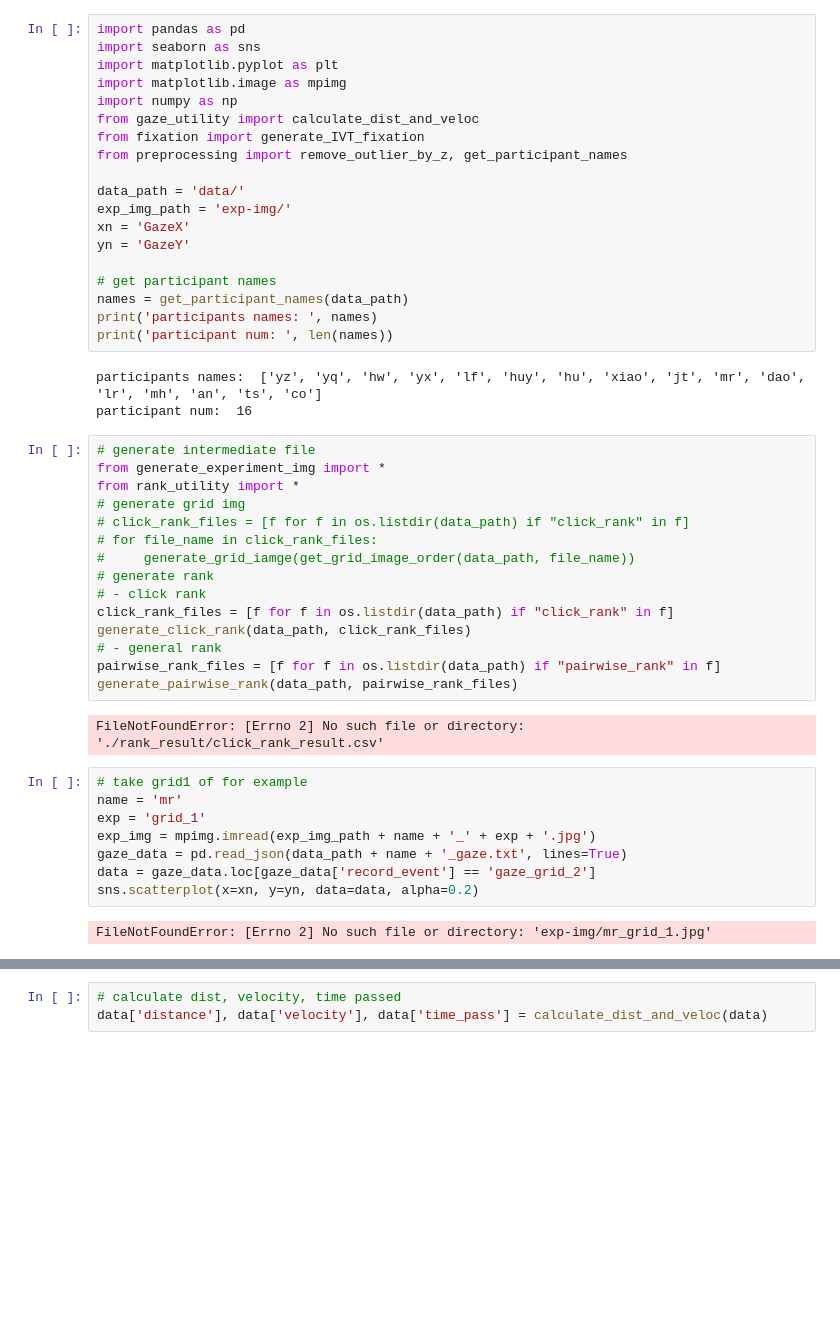
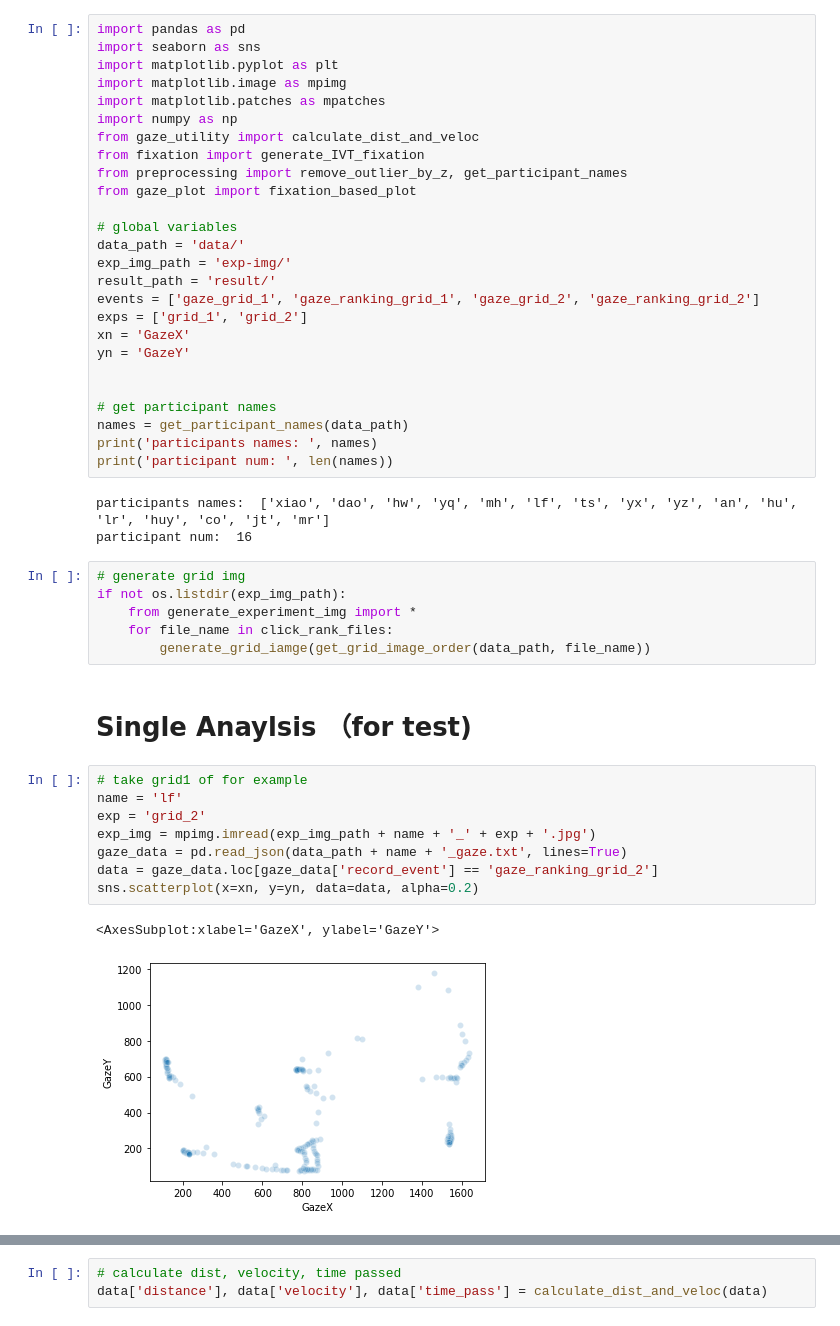
Before and after one commit to Joilence/Gaze-on-Grid, a Jupyter notebook: data-analysis/gaze_analysis.ipynb, the cells around one changed output, grey strips where cells are left out. Cells and saved outputs as stored; diff of their text form; blank space fills up the shorter version.

```diff
--- a/data-analysis/gaze_analysis.ipynb
+++ b/data-analysis/gaze_analysis.ipynb
@@ -3,49 +3,48 @@ import pandas as pd
 import seaborn as sns
 import matplotlib.pyplot as plt
 import matplotlib.image as mpimg
+import matplotlib.patches as mpatches
 import numpy as np
 from gaze_utility import calculate_dist_and_veloc
 from fixation import generate_IVT_fixation
 from preprocessing import remove_outlier_by_z, get_participant_names
+from gaze_plot import fixation_based_plot
 
+# global variables
 data_path = 'data/'
 exp_img_path = 'exp-img/'
+result_path = 'result/'
+events = ['gaze_grid_1', 'gaze_ranking_grid_1', 'gaze_grid_2', 'gaze_ranking_grid_2']
+exps = ['grid_1', 'grid_2']
 xn = 'GazeX'
 yn = 'GazeY'
+
 
 # get participant names
 names = get_participant_names(data_path)
 print('participants names: ', names)
 print('participant num: ', len(names))
 # %% [output]
-participants names:  ['yz', 'yq', 'hw', 'yx', 'lf', 'huy', 'hu', 'xiao', 'jt', 'mr', 'dao', 'lr', 'mh', 'an', 'ts', 'co']
+participants names:  ['xiao', 'dao', 'hw', 'yq', 'mh', 'lf', 'ts', 'yx', 'yz', 'an', 'hu', 'lr', 'huy', 'co', 'jt', 'mr']
 participant num:  16
-# %%
-# generate intermediate file
-from generate_experiment_img import *
-from rank_utility import *
-# generate grid img
-# click_rank_files = [f for f in os.listdir(data_path) if "click_rank" in f]
-# for file_name in click_rank_files:
-#     generate_grid_iamge(get_grid_image_order(data_path, file_name))
-# generate rank
-# - click rank
-click_rank_files = [f for f in os.listdir(data_path) if "click_rank" in f]
-generate_click_rank(data_path, click_rank_files)
-# - general rank
-pairwise_rank_files = [f for f in os.listdir(data_path) if "pairwise_rank" in f]
-generate_pairwise_rank(data_path, pairwise_rank_files)
-# %% [output]
-FileNotFoundError: [Errno 2] No such file or directory: './rank_result/click_rank_result.csv'
+# %%
+# generate grid img
+if not os.listdir(exp_img_path):
+    from generate_experiment_img import *
+    for file_name in click_rank_files:
+        generate_grid_iamge(get_grid_image_order(data_path, file_name))
+# %% [markdown]
+# Single Anaylsis （for test)
 # %%
 # take grid1 of for example
-name = 'mr'
-exp = 'grid_1'
+name = 'lf'
+exp = 'grid_2'
 exp_img = mpimg.imread(exp_img_path + name + '_' + exp + '.jpg')
 gaze_data = pd.read_json(data_path + name + '_gaze.txt', lines=True)
-data = gaze_data.loc[gaze_data['record_event'] == 'gaze_grid_2']
+data = gaze_data.loc[gaze_data['record_event'] == 'gaze_ranking_grid_2']
 sns.scatterplot(x=xn, y=yn, data=data, alpha=0.2)
 # %% [output]
-FileNotFoundError: [Errno 2] No such file or directory: 'exp-img/mr_grid_1.jpg'
+<AxesSubplot:xlabel='GazeX', ylabel='GazeY'>
+[figure, added]
 # %%
 data.head()
```
Also changed, not shown: parts of 7 cells of this notebook, 1 other file.
